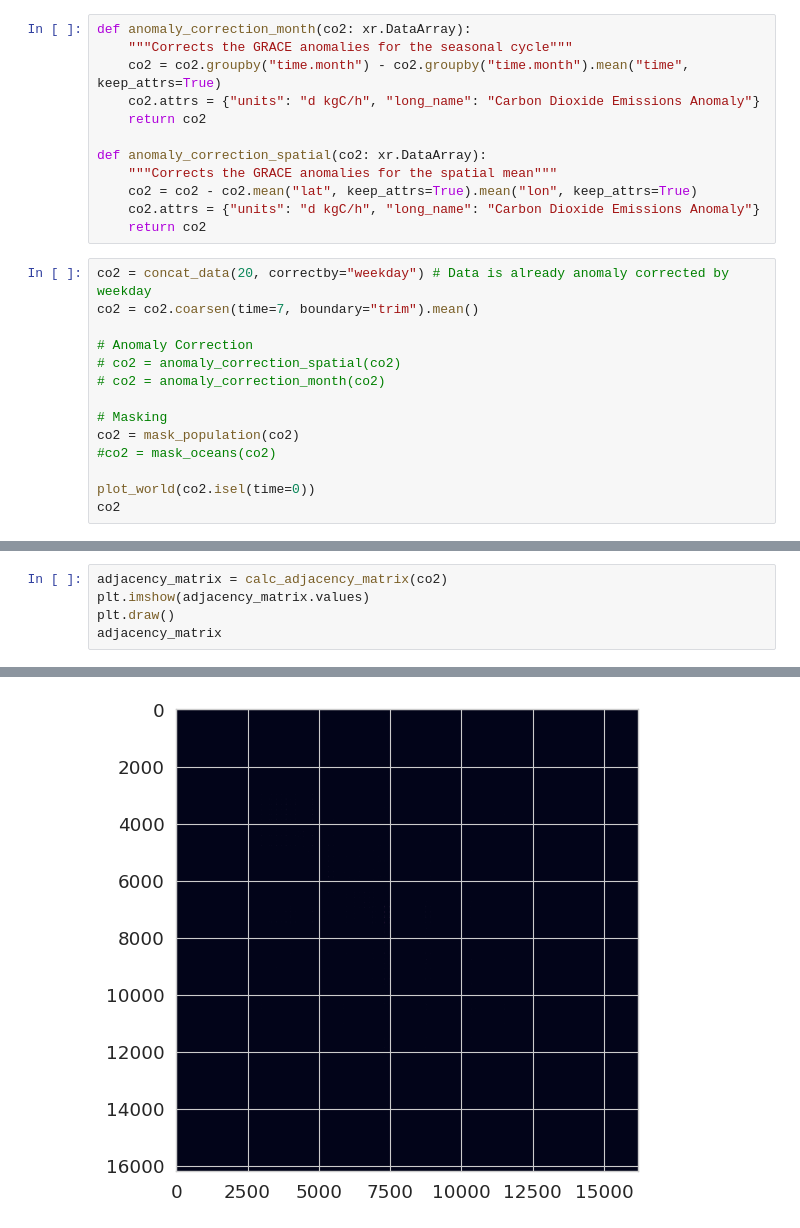
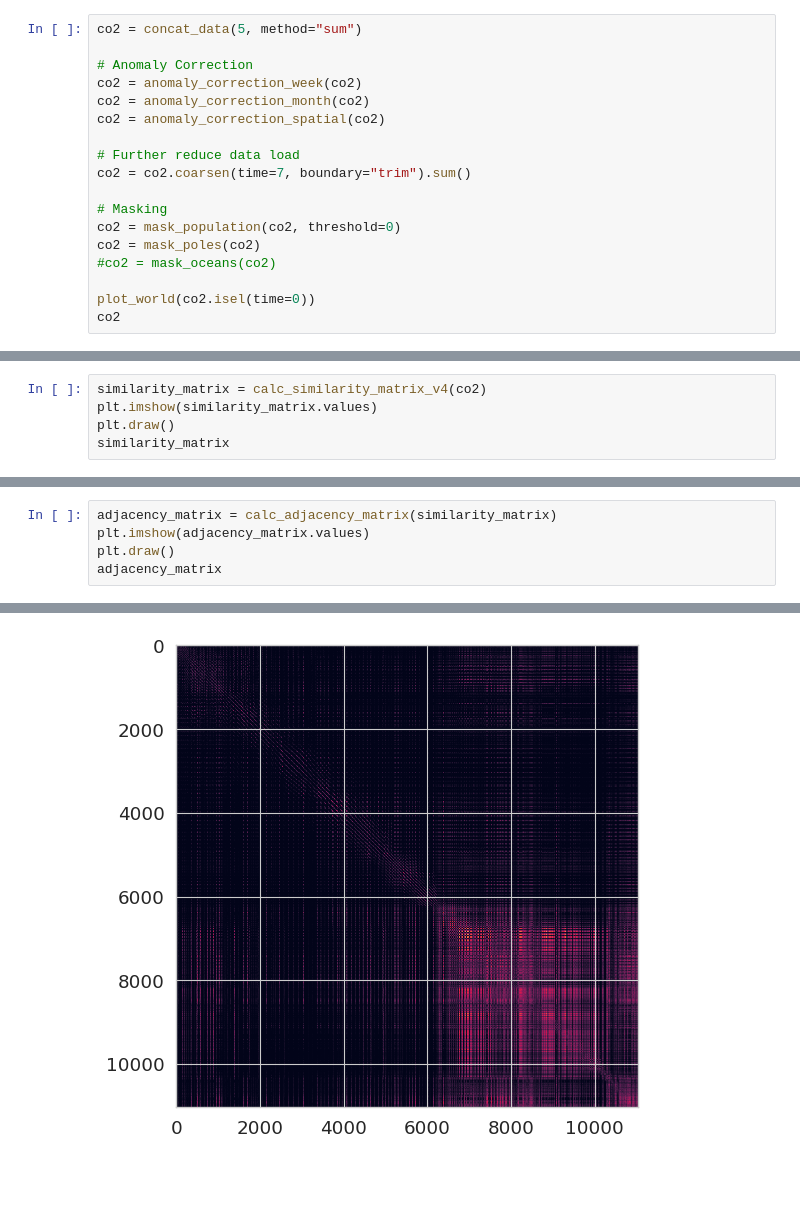
Before and after one commit to relativityhd/chaotic-carbon-networks, a Jupyter notebook: notebooks/degrees.ipynb, the cells around one changed output, grey strips where cells are left out. Drawn from its saved outputs; the diff is of its cells as text; blank space fills up the shorter version.

Commit message:
Analyse GRACED and satellite data

```diff
--- a/notebooks/degrees.ipynb
+++ b/notebooks/degrees.ipynb
@@ -15,28 +19,20 @@ traceback.install()
 # %% [output]
 [interactive output not drawn]
 <bound method InteractiveShell.excepthook of <ipykernel.zmqshell.ZMQInteractiveShell object at 0x...>>
-# %%
-def anomaly_correction_month(co2: xr.DataArray):
-    """Corrects the GRACE anomalies for the seasonal cycle"""
-    co2 = co2.groupby("time.month") - co2.groupby("time.month").mean("time", keep_attrs=True)
-    co2.attrs = {"units": "d kgC/h", "long_name": "Carbon Dioxide Emissions Anomaly"}
-    return co2
-
-def anomaly_correction_spatial(co2: xr.DataArray):
-    """Corrects the GRACE anomalies for the spatial mean"""
-    co2 = co2 - co2.mean("lat", keep_attrs=True).mean("lon", keep_attrs=True)
-    co2.attrs = {"units": "d kgC/h", "long_name": "Carbon Dioxide Emissions Anomaly"}
-    return co2
 # %%
-co2 = concat_data(20, correctby="weekday") # Data is already anomaly corrected by weekday
-co2 = co2.coarsen(time=7, boundary="trim").mean()
+co2 = concat_data(5, method="sum")
 
 # Anomaly Correction
-# co2 = anomaly_correction_spatial(co2)
-# co2 = anomaly_correction_month(co2)
+co2 = anomaly_correction_week(co2)
+co2 = anomaly_correction_month(co2)
+co2 = anomaly_correction_spatial(co2)
+
+# Further reduce data load
+co2 = co2.coarsen(time=7, boundary="trim").sum()
 
 # Masking
-co2 = mask_population(co2)
+co2 = mask_population(co2, threshold=0)
+co2 = mask_poles(co2)
 #co2 = mask_oceans(co2)
 
 plot_world(co2.isel(time=0))
@@ -76,0 +82,5 @@ co2.mean(dim=["lat", "lon"], keep_attrs=True).plot()
+# %%
+similarity_matrix = calc_similarity_matrix_v4(co2)
+plt.imshow(similarity_matrix.values)
+plt.draw()
+similarity_matrix
@@ -77,5 +120,5 @@ co2.mean(dim=["lat", "lon"], keep_attrs=True).plot()
 # %%
-adjacency_matrix = calc_adjacency_matrix(co2)
+adjacency_matrix = calc_adjacency_matrix(similarity_matrix)
 plt.imshow(adjacency_matrix.values)
 plt.draw()
 adjacency_matrix
@@ -98,4 +146,4 @@ Attributes:
     valid_range:   (0, 1)
     actual_range:  (0, 1)
 [interactive output not drawn]
-[figure, old version]
+[figure, new version]
```
Also changed, not shown: parts of 15 cells of this notebook, 10 other files.
